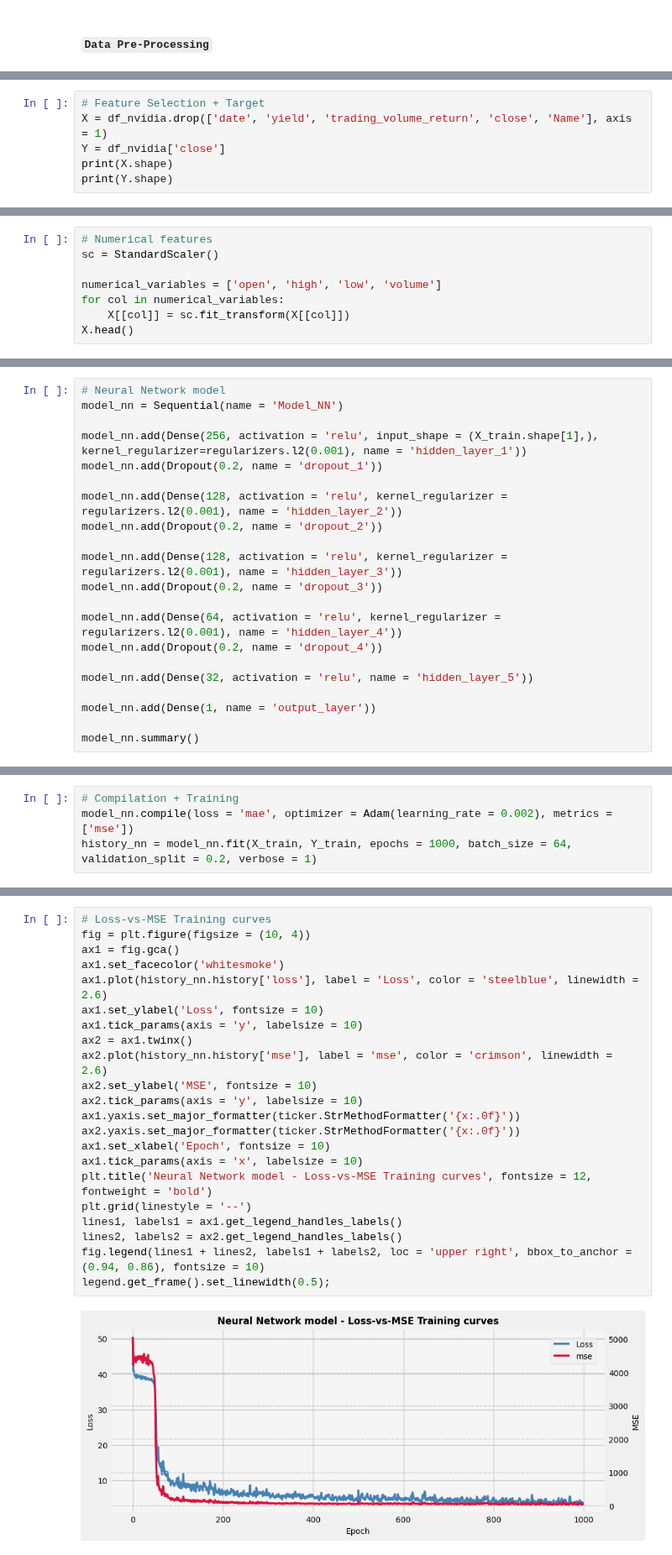
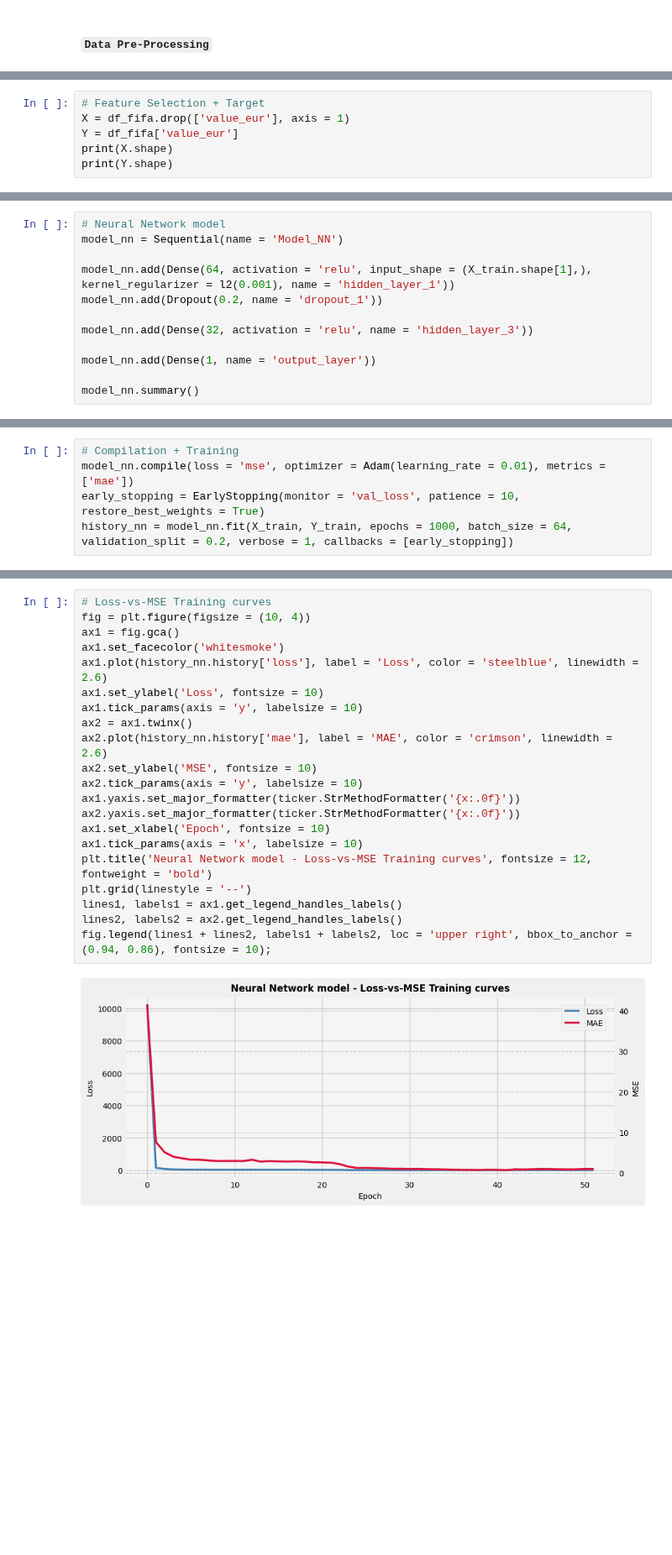
Before and after one commit to sranillac/SRC_UniOvi, a Jupyter notebook: ML-DL/src/DL/DL-Regression/FIFA/SRC_FIFA.ipynb, the cells around one changed output, grey strips where cells are left out. Shown at 84% size. Cells and saved outputs as stored; diff of their text form; blank space fills up the shorter version.

```diff
--- a/ML-DL/src/DL/DL-Regression/FIFA/SRC_FIFA.ipynb
+++ b/ML-DL/src/DL/DL-Regression/FIFA/SRC_FIFA.ipynb
@@ -151,7 +171,7 @@ print(df_nvidia.shape)
 # %%
 # Feature Selection + Target
-X = df_nvidia.drop(['date', 'yield', 'trading_volume_return', 'close', 'Name'], axis = 1)
-Y = df_nvidia['close']
+X = df_fifa.drop(['value_eur'], axis = 1)
+Y = df_fifa['value_eur']
 print(X.shape)
 print(Y.shape)
 # %% [output]
@@ -160,8 +179,0 @@ print(Y.shape)
-# %%
-# Numerical features
-sc = StandardScaler()
-
-numerical_variables = ['open', 'high', 'low', 'volume']
-for col in numerical_variables:
-    X[[col]] = sc.fit_transform(X[[col]])
-X.head()
@@ -202,19 +236,10 @@ print(Y_test.shape)
 # Neural Network model
 model_nn = Sequential(name = 'Model_NN')
 
-model_nn.add(Dense(256, activation = 'relu', input_shape = (X_train.shape[1],), kernel_regularizer=regularizers.l2(0.001), name = 'hidden_layer_1'))
+model_nn.add(Dense(64, activation = 'relu', input_shape = (X_train.shape[1],), kernel_regularizer = l2(0.001), name = 'hidden_layer_1'))
 model_nn.add(Dropout(0.2, name = 'dropout_1'))
 
-model_nn.add(Dense(128, activation = 'relu', kernel_regularizer = regularizers.l2(0.001), name = 'hidden_layer_2'))
-model_nn.add(Dropout(0.2, name = 'dropout_2'))
-
-model_nn.add(Dense(128, activation = 'relu', kernel_regularizer = regularizers.l2(0.001), name = 'hidden_layer_3'))
-model_nn.add(Dropout(0.2, name = 'dropout_3'))
-
-model_nn.add(Dense(64, activation = 'relu', kernel_regularizer = regularizers.l2(0.001), name = 'hidden_layer_4'))
-model_nn.add(Dropout(0.2, name = 'dropout_4'))
-
-model_nn.add(Dense(32, activation = 'relu', name = 'hidden_layer_5'))
+model_nn.add(Dense(32, activation = 'relu', name = 'hidden_layer_3'))
 
 model_nn.add(Dense(1, name = 'output_layer'))
 
@@ -243,7 +262,8 @@ Model: "Model_NN"
  Non-trainable params: 0 (0.00 B)
 # %%
 # Compilation + Training
-model_nn.compile(loss = 'mae', optimizer = Adam(learning_rate = 0.002), metrics = ['mse'])
-history_nn = model_nn.fit(X_train, Y_train, epochs = 1000, batch_size = 64, validation_split = 0.2, verbose = 1)
+model_nn.compile(loss = 'mse', optimizer = Adam(learning_rate = 0.01), metrics = ['mae'])
+early_stopping = EarlyStopping(monitor = 'val_loss', patience = 10, restore_best_weights = True)
+history_nn = model_nn.fit(X_train, Y_train, epochs = 1000, batch_size = 64, validation_split = 0.2, verbose = 1, callbacks = [early_stopping])
 # %% [output]
 Epoch 1/1000
@@ -266,26 +286,25 @@ Epoch 1000/1000
 # %%
 # Loss-vs-MSE Training curves
 fig = plt.figure(figsize = (10, 4))
 ax1 = fig.gca()
 ax1.set_facecolor('whitesmoke')
 ax1.plot(history_nn.history['loss'], label = 'Loss', color = 'steelblue', linewidth = 2.6)
 ax1.set_ylabel('Loss', fontsize = 10)
 ax1.tick_params(axis = 'y', labelsize = 10)
 ax2 = ax1.twinx()
-ax2.plot(history_nn.history['mse'], label = 'mse', color = 'crimson', linewidth = 2.6)
+ax2.plot(history_nn.history['mae'], label = 'MAE', color = 'crimson', linewidth = 2.6)
 ax2.set_ylabel('MSE', fontsize = 10)
 ax2.tick_params(axis = 'y', labelsize = 10)
 ax1.yaxis.set_major_formatter(ticker.StrMethodFormatter('{x:.0f}'))
 ax2.yaxis.set_major_formatter(ticker.StrMethodFormatter('{x:.0f}'))
 ax1.set_xlabel('Epoch', fontsize = 10)
 ax1.tick_params(axis = 'x', labelsize = 10)
 plt.title('Neural Network model - Loss-vs-MSE Training curves', fontsize = 12, fontweight = 'bold')
 plt.grid(linestyle = '--')
 lines1, labels1 = ax1.get_legend_handles_labels()
 lines2, labels2 = ax2.get_legend_handles_labels()
-fig.legend(lines1 + lines2, labels1 + labels2, loc = 'upper right', bbox_to_anchor = (0.94, 0.86), fontsize = 10)
-legend.get_frame().set_linewidth(0.5);
+fig.legend(lines1 + lines2, labels1 + labels2, loc = 'upper right', bbox_to_anchor = (0.94, 0.86), fontsize = 10);
 # %% [output]
-[figure, old version]
+[figure, new version]
 # %%
 # Model Prediction
```
Also changed, not shown: parts of 36 cells of this notebook.
